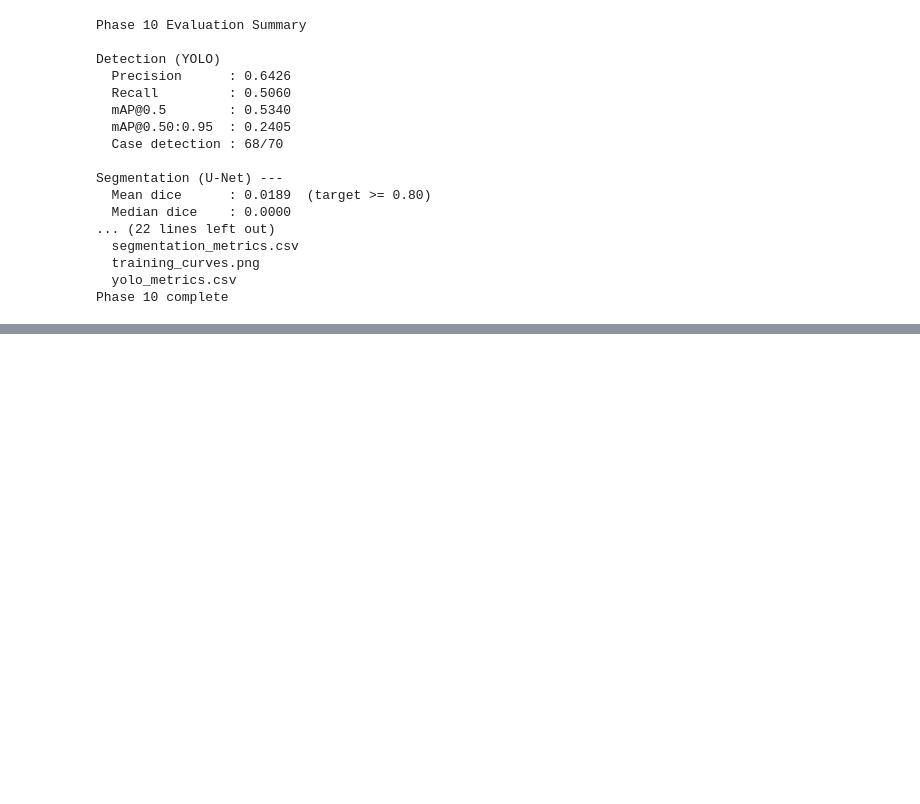
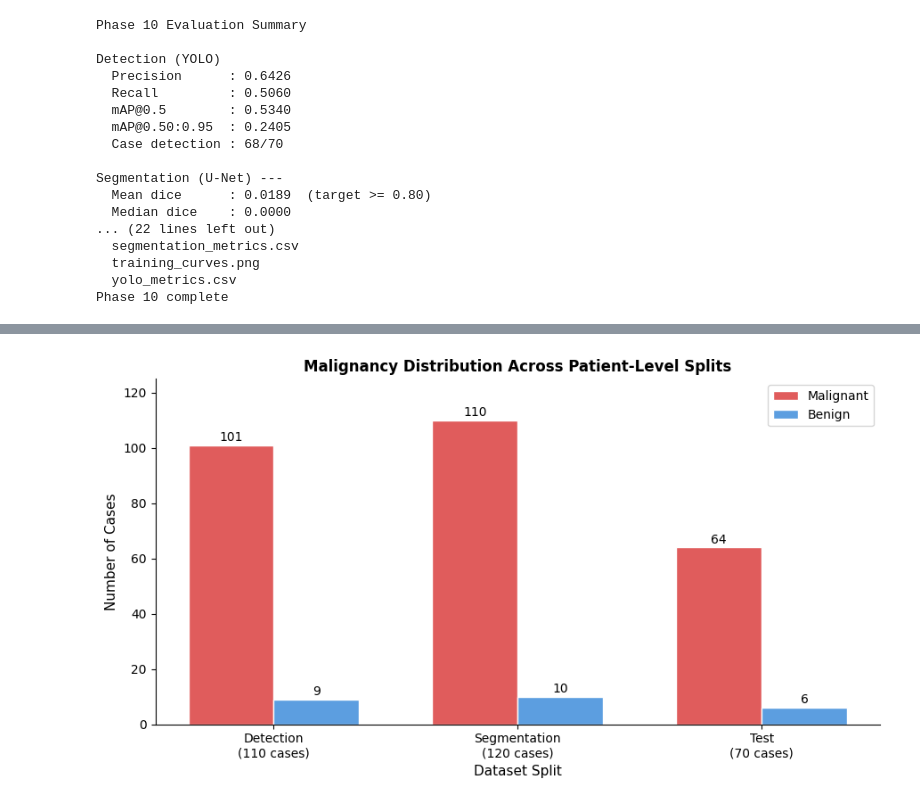
Before and after one commit to danokundaye/kidney-tumour-detection, a Jupyter notebook: notebooks/07_evaluation.ipynb, the cells around one changed output, grey strips where cells are left out. Saved outputs shown, nothing was run; the diff lists cells and outputs as text; code cells hidden in the pictures; blank space fills up the shorter version.

```diff
--- a/notebooks/07_evaluation.ipynb
+++ b/notebooks/07_evaluation.ipynb
@@ -719,0 +911,4 @@ Phase 10 complete
+# %%
+import pandas as pd
+df = pd.read_csv("/content/drive/MyDrive/kidney-tumour-detection/dataset/processed/splits/detection_train.csv")
+print(df['case_id'].head(5).tolist())
@@ -719,0 +917,75 @@ Phase 10 complete
+# %%
+# VISUALISATION 3: Malignancy Distribution Across Splits
+# Bar chart showing malignant vs benign case counts per split
+# Confirms stratified sampling was applied correctly
+
+import matplotlib.pyplot as plt
+import pandas as pd
+import numpy as np
+from pathlib import Path
+
+SPLITS_DIR = Path("/content/drive/MyDrive/kidney-tumour-detection/dataset/processed/splits")
+
+# Load the three split CSVs
+detection_df     = pd.read_csv(SPLITS_DIR / "detection_train.csv")
+segmentation_df  = pd.read_csv(SPLITS_DIR / "segmentation_train.csv")
+test_df          = pd.read_csv(SPLITS_DIR / "test.csv")
+
+splits = {
+    "Detection\n(110 cases)"    : detection_df,
+    "Segmentation\n(120 cases)" : segmentation_df,
+    "Test\n(70 cases)"          : test_df,
+}
+
+# Count malignant and benign per split
+# 'malignant' column is boolean: True = malignant, False = benign
+summary = []
+for split_name, df in splits.items():
+    malignant_count = df['malignant'].sum()
+    benign_count    = (~df['malignant']).sum()
+    summary.append({
+        'Split'     : split_name,
+        'Malignant' : int(malignant_count),
+        'Benign'    : int(benign_count),
+    })
+
+summary_df = pd.DataFrame(summary)
+print(summary_df.to_string(index=False))
+
+# Plot
+x      = np.arange(len(summary_df))
+width  = 0.35
+
+fig, ax = plt.subplots(figsize=(9, 5))
+
+bars_mal = ax.bar(x - width/2, summary_df['Malignant'], width,
+                  label='Malignant', color='#E05C5C', edgecolor='white')
+bars_ben = ax.bar(x + width/2, summary_df['Benign'],    width,
+                  label='Benign',    color='#5C9EE0', edgecolor='white')
+
+# Add count labels on top of bars
+for bar in bars_mal:
+    ax.text(bar.get_x() + bar.get_width()/2, bar.get_height() + 0.5,
+            str(int(bar.get_height())), ha='center', va='bottom', fontsize=10)
+for bar in bars_ben:
+    ax.text(bar.get_x() + bar.get_width()/2, bar.get_height() + 0.5,
+            str(int(bar.get_height())), ha='center', va='bottom', fontsize=10)
+
+ax.set_xlabel("Dataset Split", fontsize=11)
+ax.set_ylabel("Number of Cases", fontsize=11)
+ax.set_title("Malignancy Distribution Across Patient-Level Splits", fontsize=12, fontweight='bold')
+ax.set_xticks(x)
+ax.set_xticklabels(summary_df['Split'], fontsize=10)
+ax.legend(fontsize=10)
+ax.set_ylim(0, max(summary_df['Malignant'].max(), summary_df['Benign'].max()) + 15)
+ax.spines['top'].set_visible(False)
+ax.spines['right'].set_visible(False)
+
+plt.tight_layout()
+
+# Save
+output_path = "/content/drive/MyDrive/kidney-tumour-detection/results/phase10_evaluation/fig_split_distribution.png"
+plt.savefig(output_path, dpi=150, bbox_inches='tight')
+print(f"Saved to: {output_path}")
+plt.show()
+# %% [output]
@@ -719,0 +997 @@ Phase 10 complete
+[figure, added]
```
Also changed, not shown: parts of 4 cells of this notebook, 1 other file.
